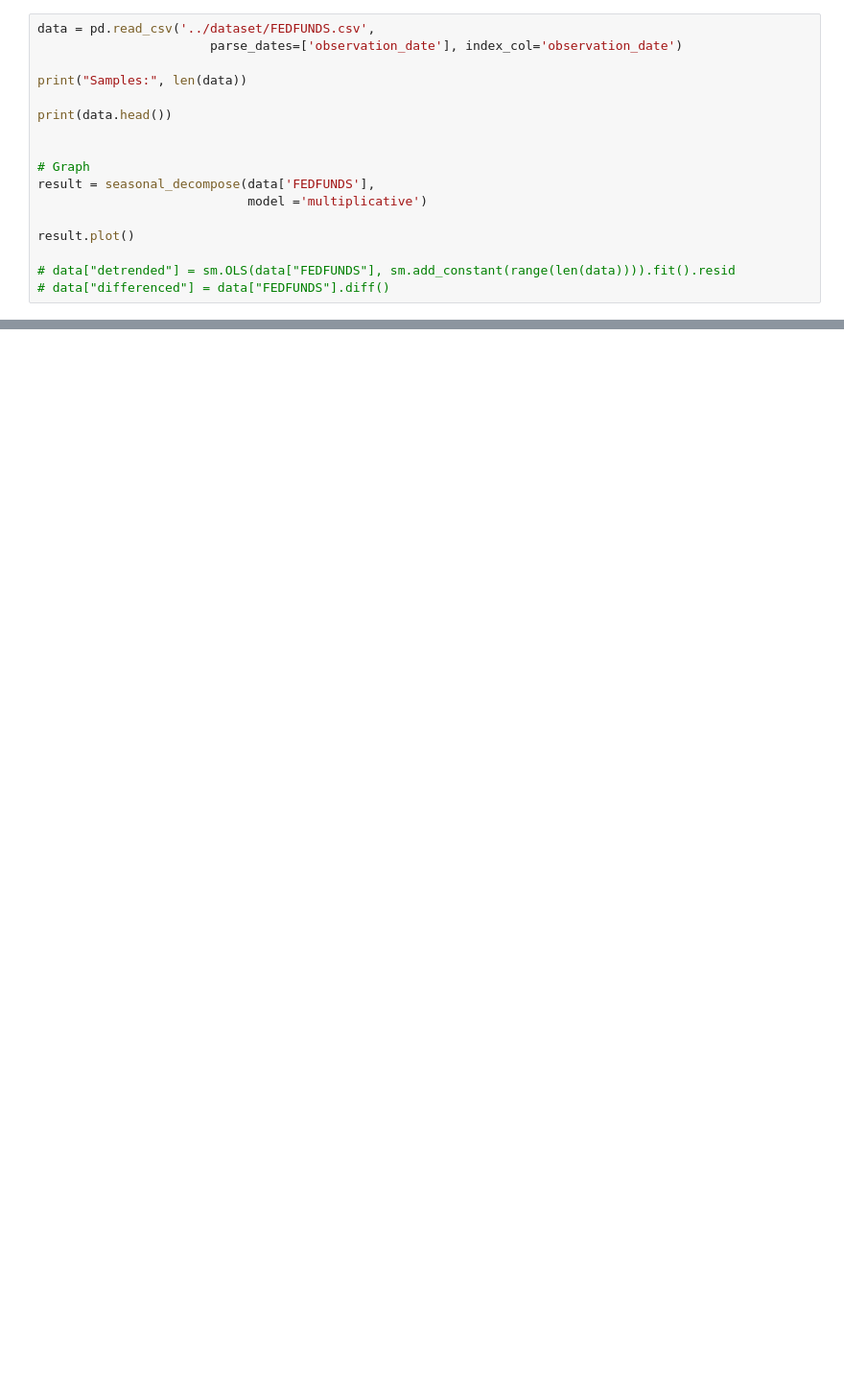
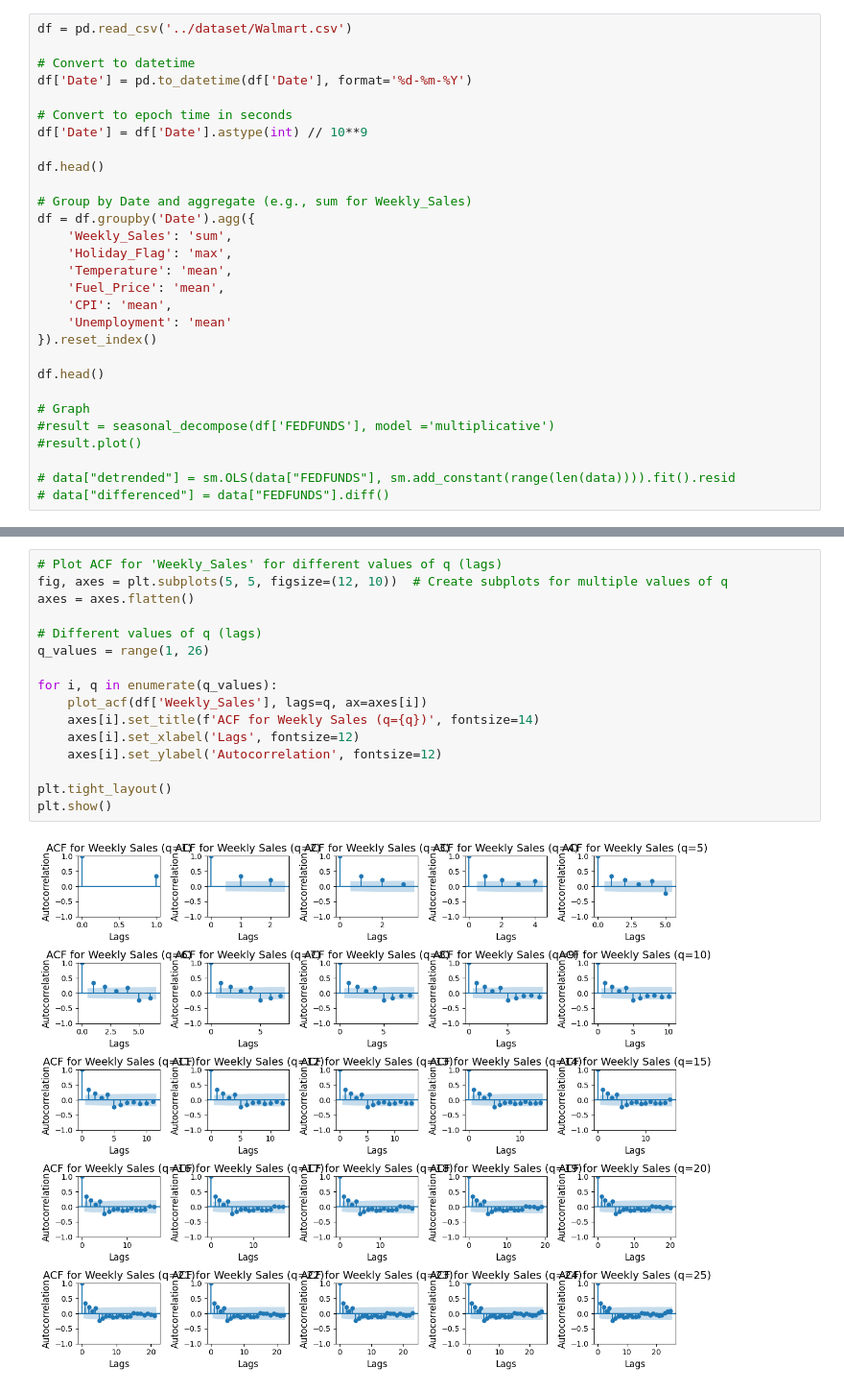
Before and after one commit to random-logic/Demand-Forecast, a Jupyter notebook: src/ARIMAX.ipynb, the cells around one changed output, grey strips where cells are left out. Shown at 96% size. Drawn from its saved outputs; the diff is of its cells as text; blank space fills up the shorter version.

```diff
--- a/src/ARIMAX.ipynb
+++ b/src/ARIMAX.ipynb
@@ -10,19 +12,31 @@ from statsmodels.graphics.tsaplots import plot_acf
 from statsmodels.tsa.stattools import adfuller
 from statsmodels.tsa.seasonal import seasonal_decompose
 # %%
-data = pd.read_csv('../dataset/FEDFUNDS.csv',
-                       parse_dates=['observation_date'], index_col='observation_date')
+df = pd.read_csv('../dataset/Walmart.csv')
 
-print("Samples:", len(data))
+# Convert to datetime
+df['Date'] = pd.to_datetime(df['Date'], format='%d-%m-%Y')
 
-print(data.head())
+# Convert to epoch time in seconds
+df['Date'] = df['Date'].astype(int) // 10**9
 
+df.head()
+
+# Group by Date and aggregate (e.g., sum for Weekly_Sales)
+df = df.groupby('Date').agg({
+    'Weekly_Sales': 'sum',
+    'Holiday_Flag': 'max',
+    'Temperature': 'mean',
+    'Fuel_Price': 'mean',
+    'CPI': 'mean',
+    'Unemployment': 'mean'
+}).reset_index()
+
+df.head()
 
 # Graph
-result = seasonal_decompose(data['FEDFUNDS'],
-                            model ='multiplicative')
-
-result.plot()
+#result = seasonal_decompose(df['FEDFUNDS'], model ='multiplicative')
+#result.plot()
 
 # data["detrended"] = sm.OLS(data["FEDFUNDS"], sm.add_constant(range(len(data)))).fit().resid
 # data["differenced"] = data["FEDFUNDS"].diff()
@@ -96,0 +92,18 @@ def kpss_test(series, regression='c'):
+# %%
+# Plot ACF for 'Weekly_Sales' for different values of q (lags)
+fig, axes = plt.subplots(5, 5, figsize=(12, 10))  # Create subplots for multiple values of q
+axes = axes.flatten()
+
+# Different values of q (lags)
+q_values = range(1, 26)
+
+for i, q in enumerate(q_values):
+    plot_acf(df['Weekly_Sales'], lags=q, ax=axes[i])
+    axes[i].set_title(f'ACF for Weekly Sales (q={q})', fontsize=14)
+    axes[i].set_xlabel('Lags', fontsize=12)
+    axes[i].set_ylabel('Autocorrelation', fontsize=12)
+
+plt.tight_layout()
+plt.show()
+# %% [output]
+[figure, added]
```
Also changed, not shown: parts of 10 cells of this notebook.
